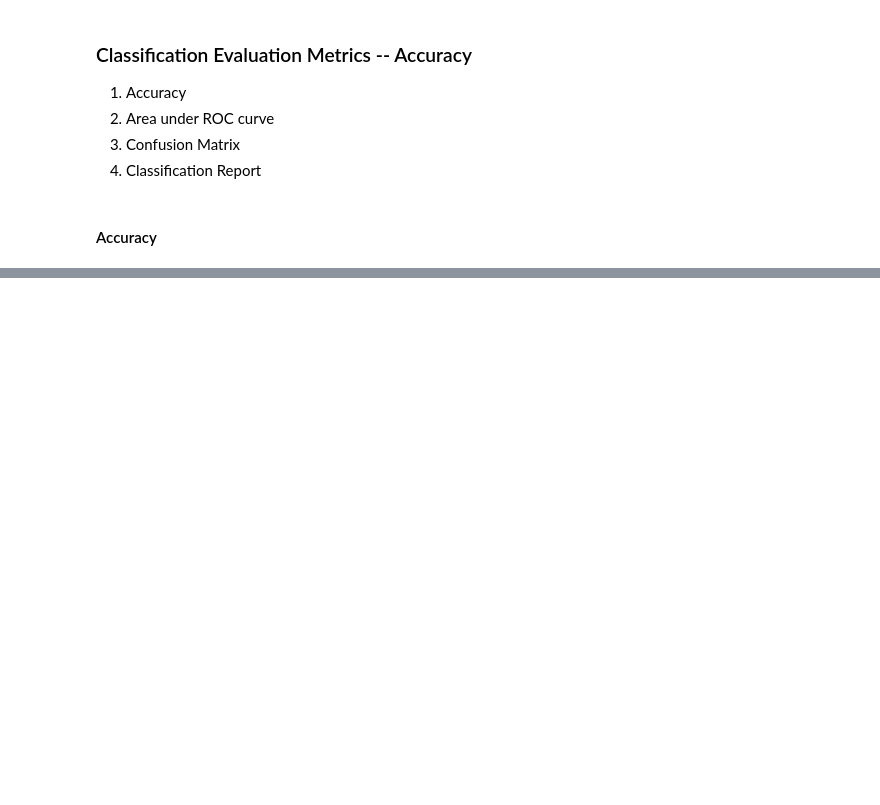
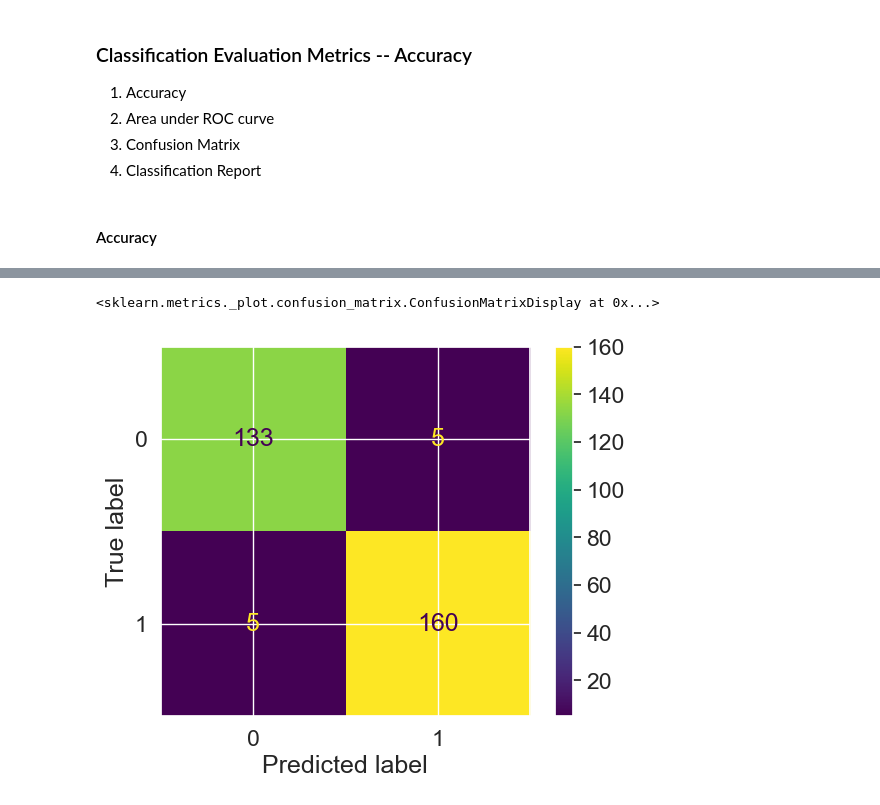
Before and after one commit to AllergictoCrustaceans/ml_gamedev_fullstack_snippets, a Jupyter notebook: machine_learning_and_data_science/sklearn_basics.ipynb, the cells around one changed output, grey strips where cells are left out. Cells and saved outputs as stored; diff of their text form; code cells hidden in the pictures; blank space fills up the shorter version.

```diff
--- a/machine_learning_and_data_science/sklearn_basics.ipynb
+++ b/machine_learning_and_data_science/sklearn_basics.ipynb
@@ -733,6 +983,9 @@ np.random.seed(42)
 X = heart_disease.drop("target", axis=1)
 y = heart_disease["target"]
 
+X_train, X_test, y_train, y_test = train_test_split(X, y, test_size=0.2)
+
+
 model = RandomForestClassifier()
 cross_val_score = cross_val_score(model, X, y)
 # %%
@@ -754,0 +1008,2 @@ False Negative = model predicts 0 when truth is 1
+# %%
+model.fit(X_train, y_train)
@@ -756,0 +1113,9 @@ from sklearn.metrics import roc_curve
+# %%
+# Make our confusion matrix more visual with Scikit-learn
+from sklearn.metrics import ConfusionMatrixDisplay
+
+ConfusionMatrixDisplay.from_estimator(estimator=model,
+                                     X=X, y=y)
+# %% [output]
+<sklearn.metrics._plot.confusion_matrix.ConfusionMatrixDisplay at 0x...>
+[figure, added]
```
Also changed, not shown: parts of 83 cells of this notebook.
